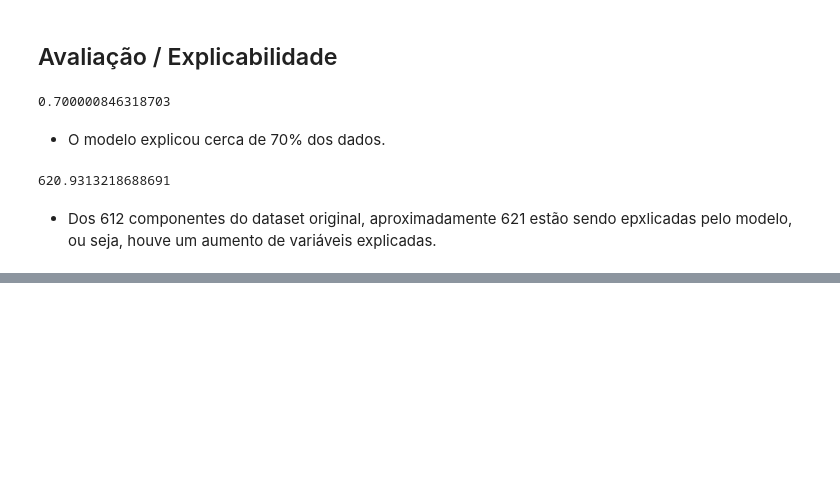
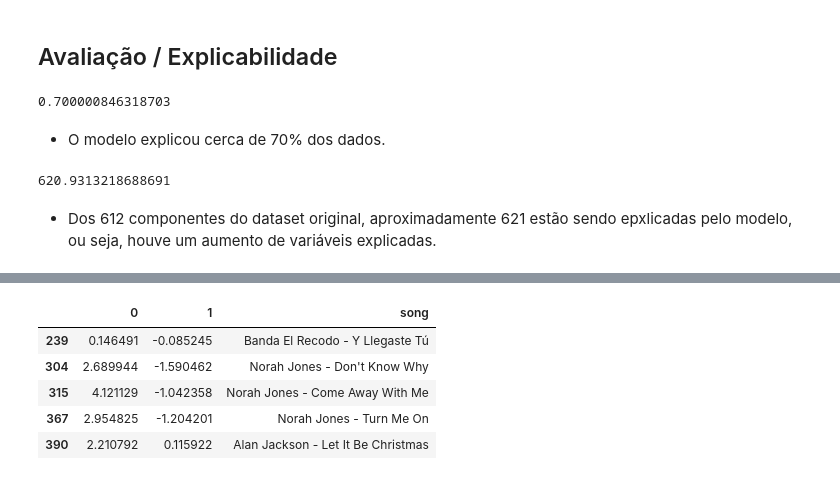
Before and after one commit to Tathy/Recomendador_de_musicas, a Jupyter notebook: Clustering_aplicado_recomendando_músicas_com_K_Means.ipynb, the cells around one changed output, grey strips where cells are left out. Drawn from its saved outputs; the diff is of its cells as text; code cells hidden in the pictures; blank space fills up the shorter version.

```diff
--- a/Clustering_aplicado_recomendando_músicas_com_K_Means.ipynb
+++ b/Clustering_aplicado_recomendando_músicas_com_K_Means.ipynb
@@ -711,0 +740,11 @@ pca_pipeline[1].explained_variance_.sum()
+# %%
+filtro_recomendacoes = projection_m['cluster_pca'] == cluster
+musicas_recomendadas = projection_m[filtro_recomendacoes][[0, 1, 'song']]
+musicas_recomendadas.head()
+# %% [output]
+|  | 0 | 1 | song |
+| 239 | 0.146491 | -0.085245 | Banda El Recodo - Y Llegaste Tú |
+| 304 | 2.689944 | -1.590462 | Norah Jones - Don't Know Why |
+| 315 | 4.121129 | -1.042358 | Norah Jones - Come Away With Me |
+| 367 | 2.954825 | -1.204201 | Norah Jones - Turn Me On |
+| 390 | 2.210792 | 0.115922 | Alan Jackson - Let It Be Christmas |
```
Also changed, not shown: parts of 8 cells of this notebook.
